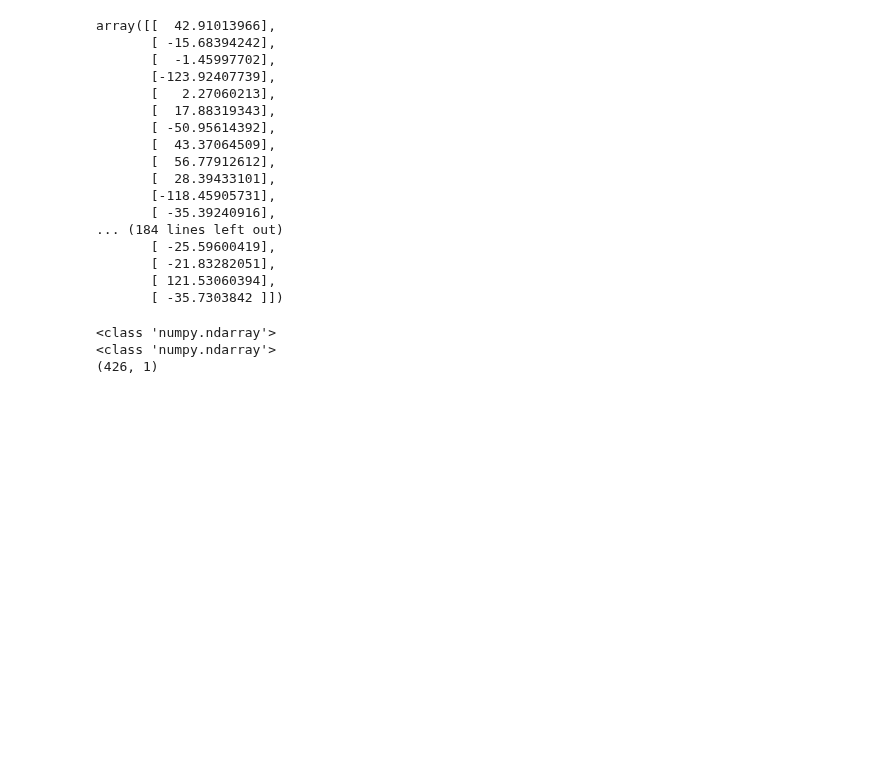
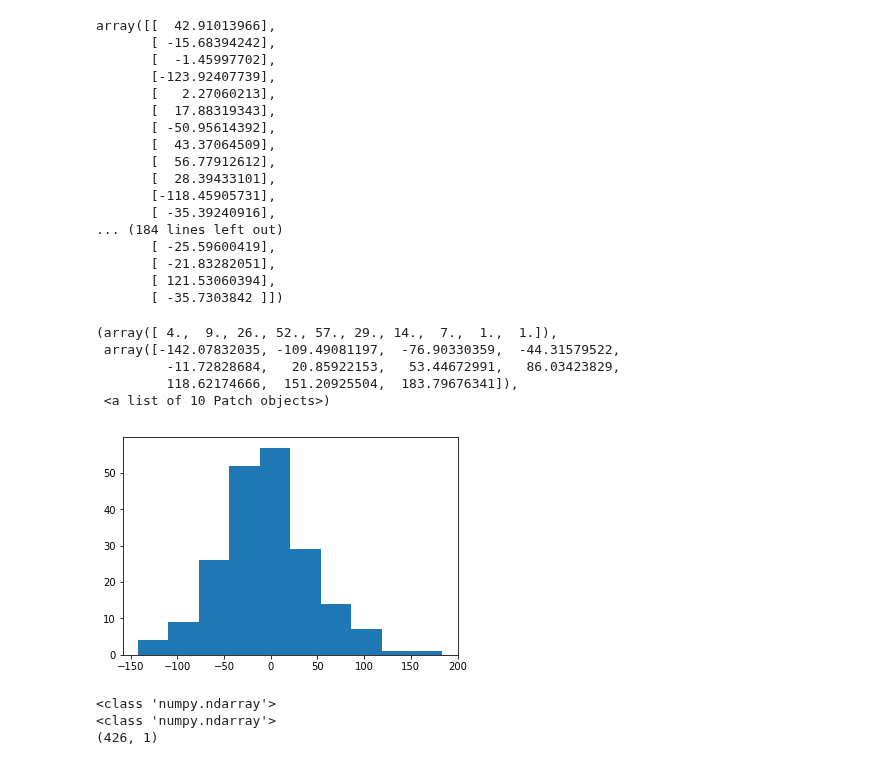
Before and after one commit to malfarasplux/pnet2019, a Jupyter notebook: explore_ipynb/Breast_ESN/breast_ESN.ipynb, the cells around one changed output. Drawn from its saved outputs; the diff is of its cells as text; code cells hidden in the pictures; blank space fills up the shorter version.

```diff
--- a/explore_ipynb/Breast_ESN/breast_ESN.ipynb
+++ b/explore_ipynb/Breast_ESN/breast_ESN.ipynb
@@ -309,6 +309,15 @@ array([[  42.91013966],
        [ -21.83282051],
        [ 121.53060394],
        [ -35.7303842 ]])
+# %%
+plt.hist(w)
+# %% [output]
+(array([ 4.,  9., 26., 52., 57., 29., 14.,  7.,  1.,  1.]),
+ array([-142.07832035, -109.49081197,  -76.90330359,  -44.31579522,
+         -11.72828684,   20.85922153,   53.44672991,   86.03423829,
+         118.62174666,  151.20925504,  183.79676341]),
+ <a list of 10 Patch objects>)
+[figure, added]
 # %%
 print(type(ESNinv))
 print(type(Y_train))
```
